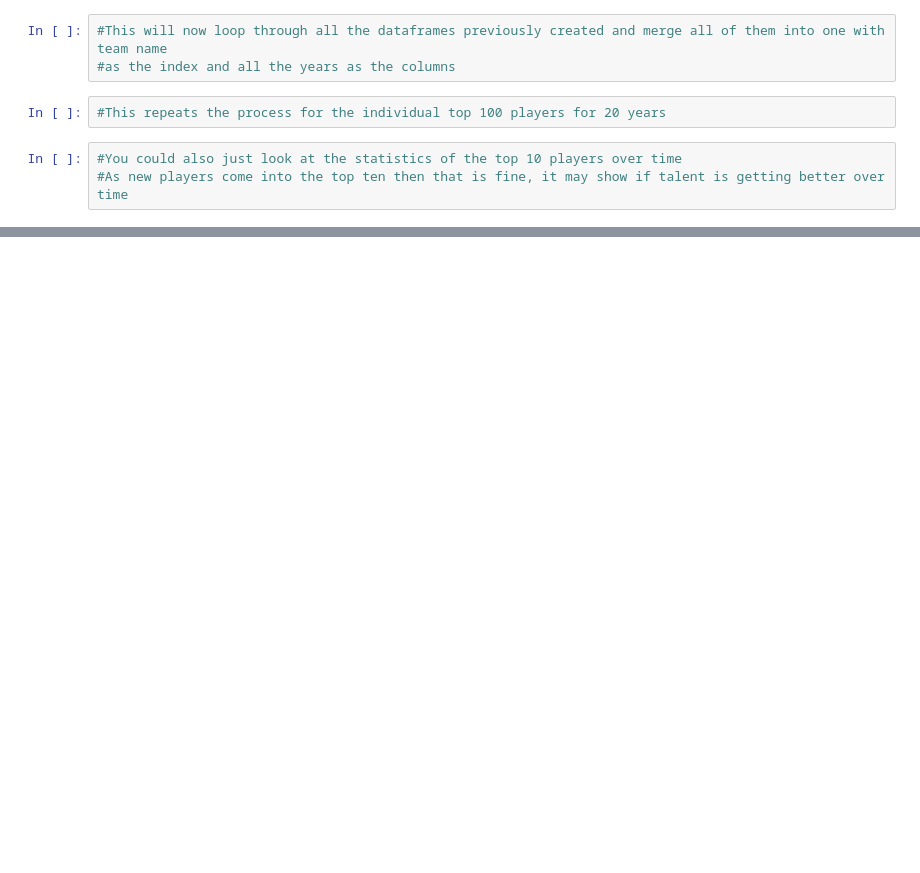
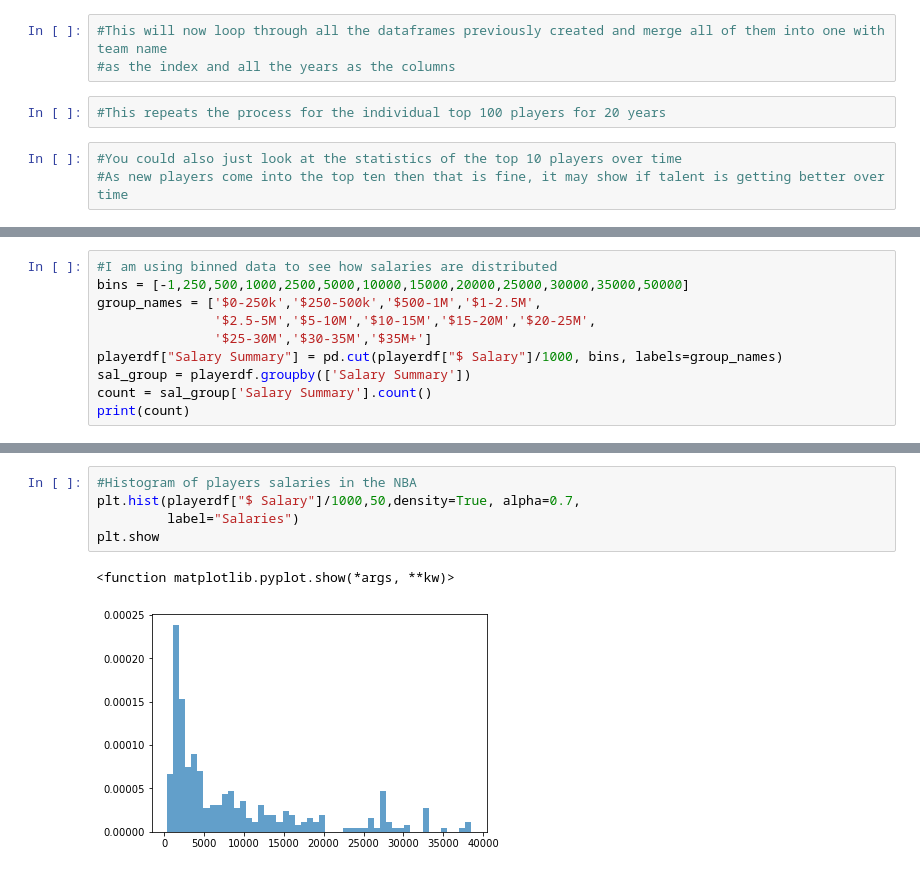
Before and after one commit to brentgarbe/Group6Repo, a Jupyter notebook: main.ipynb, the cells around one changed output, grey strips where cells are left out. Cells and saved outputs as stored; diff of their text form; blank space fills up the shorter version.

```diff
--- a/main.ipynb
+++ b/main.ipynb
@@ -114,0 +236,10 @@ for y in years:
+# %%
+#I am using binned data to see how salaries are distributed
+bins = [-1,250,500,1000,2500,5000,10000,15000,20000,25000,30000,35000,50000]
+group_names = ['$0-250k','$250-500k','$500-1M','$1-2.5M',
+               '$2.5-5M','$5-10M','$10-15M','$15-20M','$20-25M',
+               '$25-30M','$30-35M','$35M+']
+playerdf["Salary Summary"] = pd.cut(playerdf["$ Salary"]/1000, bins, labels=group_names)
+sal_group = playerdf.groupby(['Salary Summary'])
+count = sal_group['Salary Summary'].count()
+print(count)
@@ -114,0 +261,8 @@ for y in years:
+# %%
+#Histogram of players salaries in the NBA
+plt.hist(playerdf["$ Salary"]/1000,50,density=True, alpha=0.7,
+         label="Salaries")
+plt.show
+# %% [output]
+<function matplotlib.pyplot.show(*args, **kw)>
+[figure, added]
```
Also changed, not shown: parts of 26 cells of this notebook.
